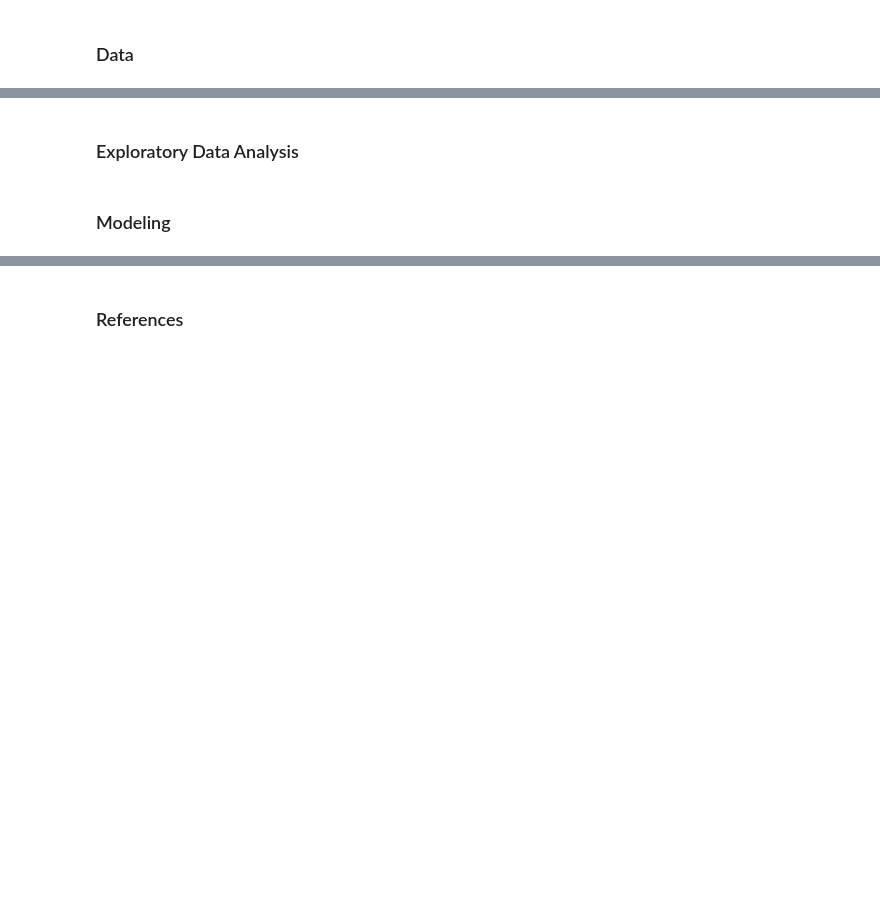
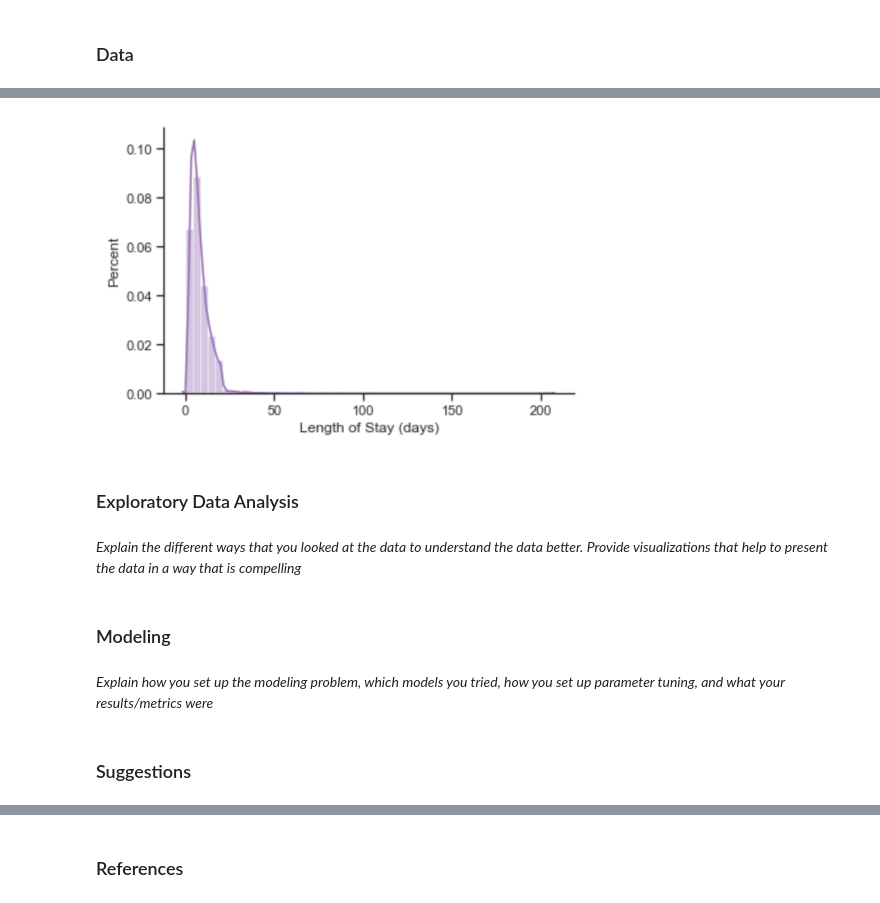
Before and after one commit to chriszhou0916/dsah_final, a Jupyter notebook: Process Book.ipynb, the cells around one changed output, grey strips where cells are left out. Saved outputs shown, nothing was run; the diff lists cells and outputs as text; code cells hidden in the pictures; blank space fills up the shorter version.

```diff
--- a/Process Book.ipynb
+++ b/Process Book.ipynb
@@ -11,4 +46,14 @@ Despite key progress in the machine learning field, the development of new, more
+# %%
+Image(filename= "../images/Len_of_stay.png", width=500)
+# %% [output]
+[figure, added]
 # %% [markdown]
 ### Exploratory Data Analysis
+# %% [markdown]
+_Explain the different ways that you looked at the data to understand the data better. Provide visualizations that help to present the data in a way that is compelling_
 # %% [markdown]
 ### Modeling
+# %% [markdown]
+_Explain how you set up the modeling problem, which models you tried, how you set up parameter tuning, and what your results/metrics were_
+# %% [markdown]
+### Suggestions
```
Also changed, not shown: parts of 6 cells of this notebook, 1 other file.
